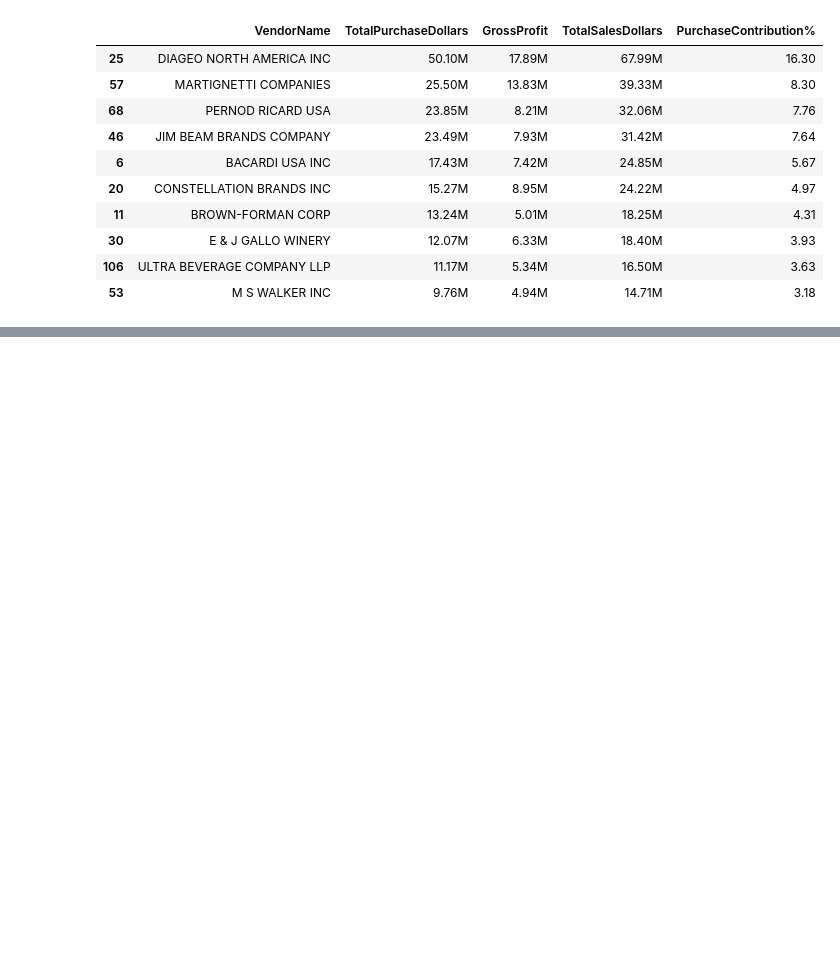
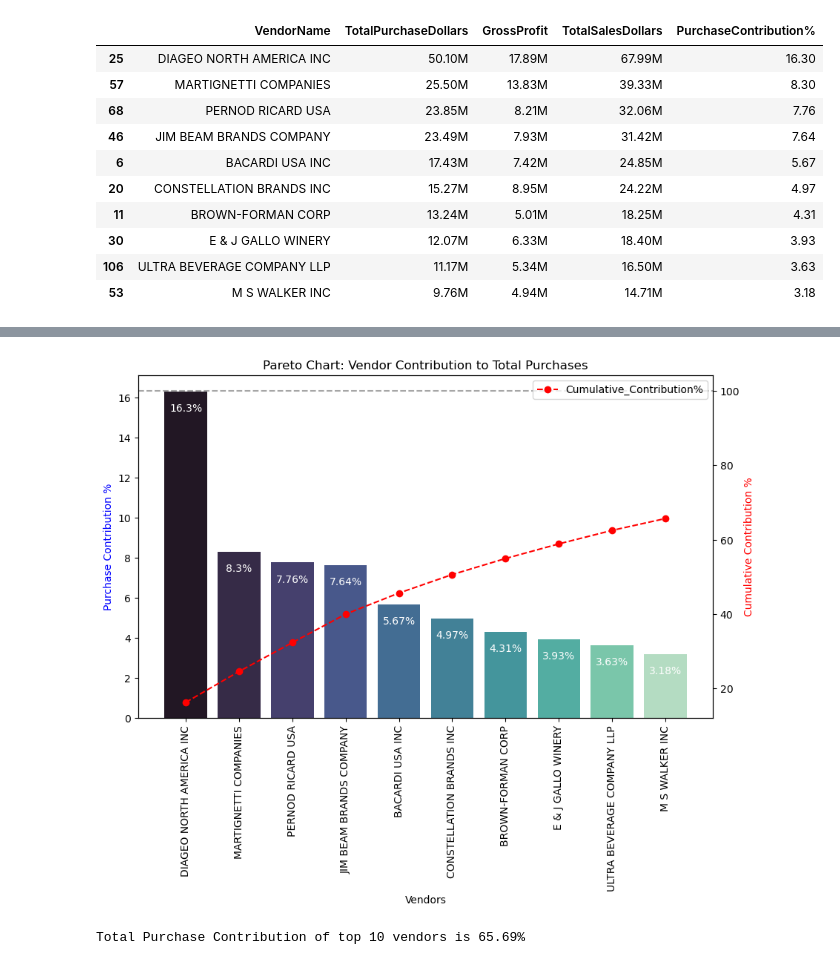
Before and after one commit to sayan629/-Vendor-Performance-Data-Analytics, a Jupyter notebook: vendor_performane_analysis.ipynb, the cells around one changed output, grey strips where cells are left out. Cells and saved outputs as stored; diff of their text form; code cells hidden in the pictures; blank space fills up the shorter version.

```diff
--- a/vendor_performane_analysis.ipynb
+++ b/vendor_performane_analysis.ipynb
@@ -323,9 +323,9 @@ top_vendors['Cumulative_Contribution%'] = top_vendors['PurchaseContribution%'].c
 fig, ax1 = plt.subplots(figsize=(10, 6))
 
 # Bar plot for Purchase Contribution%
-sns.barplot(x=top_vendors['VendorName'], y=top_vendors['Purchase_Contribution%'], palette="mako", ax=ax1)
+sns.barplot(x=top_vendors['VendorName'], y=top_vendors['PurchaseContribution%'], palette="mako", ax=ax1)
 
-for i, value in enumerate(top_vendors['Purchase_Contribution%']):
+for i, value in enumerate(top_vendors['PurchaseContribution%']):
     ax1.text(i, value - 1, str(value)+'%', ha='center', fontsize=10, color='white')
 
 # Line Plot for Cumulative Contribution%
@@ -356,0 +346 @@ plt.show()
+[figure, added]
@@ -356,0 +349,4 @@ plt.show()
+# %%
+print(f"Total Purchase Contribution of top 10 vendors is {round(top_vendors['PurchaseContribution%'].sum(),2)}%")
+# %% [output]
+Total Purchase Contribution of top 10 vendors is 65.69%
```
Also changed, not shown: parts of 6 cells of this notebook.
